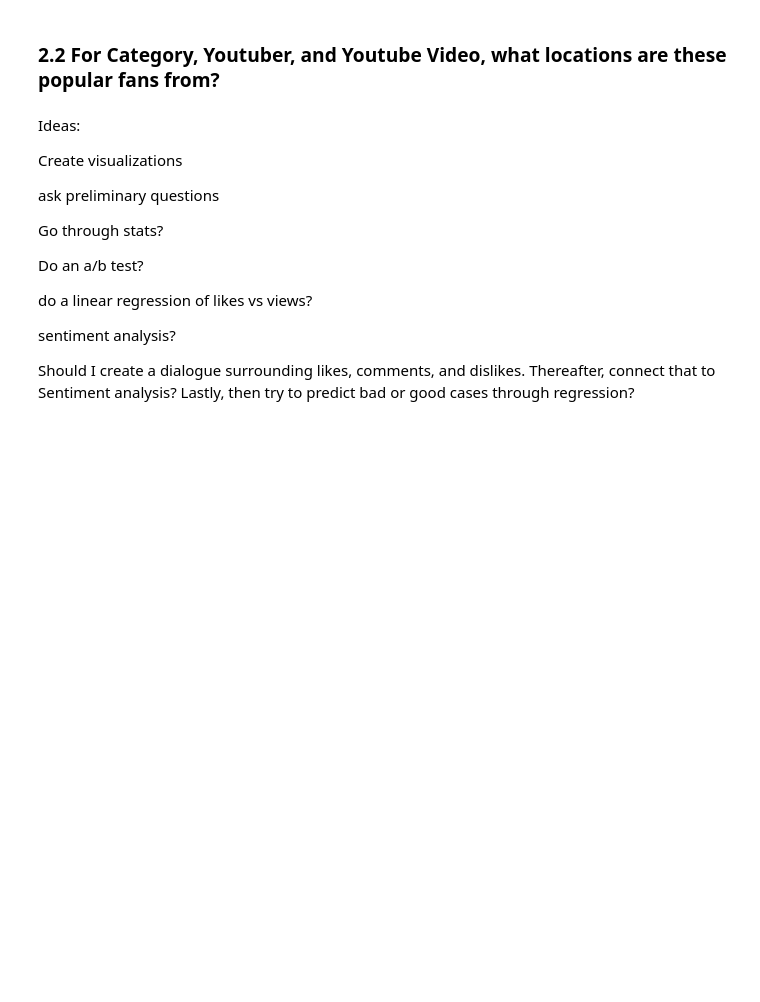
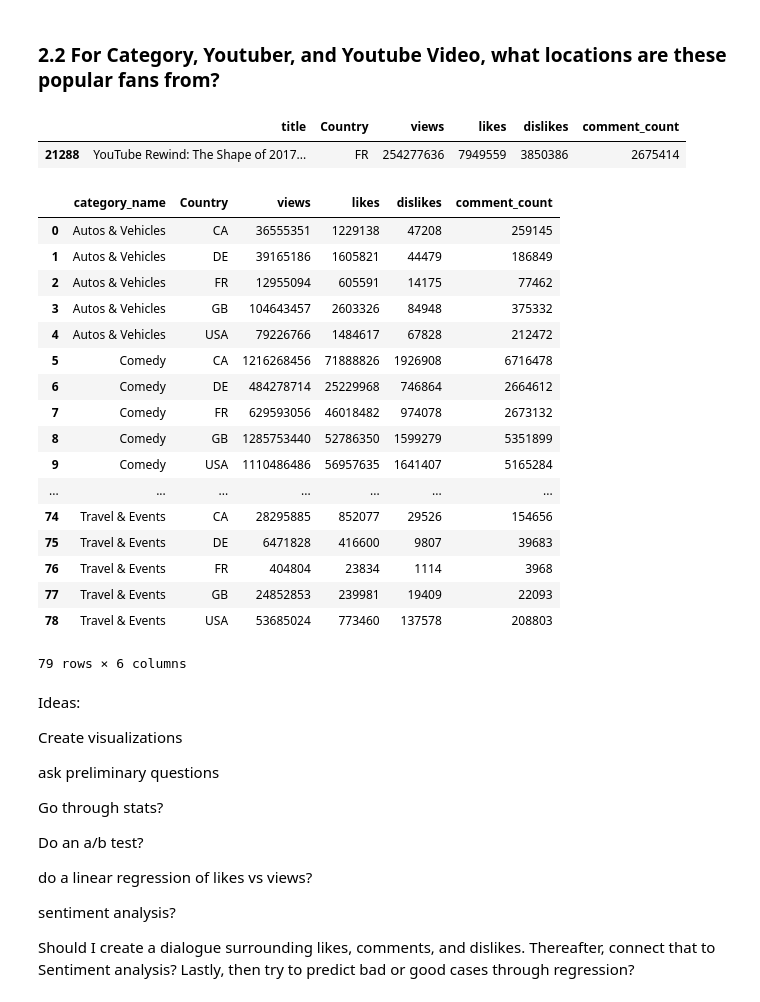
Before and after one commit to CloudChaoszero/Youtube-TrendsNMore, a Jupyter notebook: Analysis/YoutubeVideos-Analysis.ipynb, the cells around one changed output. Cells and saved outputs as stored; diff of their text form; code cells hidden in the pictures; blank space fills up the shorter version.

```diff
--- a/Analysis/YoutubeVideos-Analysis.ipynb
+++ b/Analysis/YoutubeVideos-Analysis.ipynb
@@ -87,3 +165,35 @@ a.sort_values(by = "views", ascending = False)[0:10]
+# %%
+#Youtube videos by country
+a=ytVid_df.groupby(by = ["title","Country"],as_index = False)[["views","likes","dislikes","comment_count"]].sum()
+
+aa = a[a["Country"] == "FR"]
+aa[aa["views"]== aa["views"].max()]
+# %% [output]
+|  | title | Country | views | likes | dislikes | comment_count |
+| 21288 | YouTube Rewind: The Shape of 2017... | FR | 254277636 | 7949559 | 3850386 | 2675414 |
+# %%
+b=ytVid_df.groupby(by = ["category_name","Country"],as_index = False, sort=True)[["views","likes","dislikes","comment_count"]].sum()
+#b.sort_values(by="comment_count",ascending=False)
+b
+# %% [output]
+|  | category_name | Country | views | likes | dislikes | comment_count |
+| 0 | Autos & Vehicles | CA | 36555351 | 1229138 | 47208 | 259145 |
+| 1 | Autos & Vehicles | DE | 39165186 | 1605821 | 44479 | 186849 |
+| 2 | Autos & Vehicles | FR | 12955094 | 605591 | 14175 | 77462 |
+| 3 | Autos & Vehicles | GB | 104643457 | 2603326 | 84948 | 375332 |
+| 4 | Autos & Vehicles | USA | 79226766 | 1484617 | 67828 | 212472 |
+| 5 | Comedy | CA | 1216268456 | 71888826 | 1926908 | 6716478 |
+| 6 | Comedy | DE | 484278714 | 25229968 | 746864 | 2664612 |
+| 7 | Comedy | FR | 629593056 | 46018482 | 974078 | 2673132 |
+| 8 | Comedy | GB | 1285753440 | 52786350 | 1599279 | 5351899 |
+| 9 | Comedy | USA | 1110486486 | 56957635 | 1641407 | 5165284 |
+| ... | ... | ... | ... | ... | ... | ... |
+| 74 | Travel & Events | CA | 28295885 | 852077 | 29526 | 154656 |
+| 75 | Travel & Events | DE | 6471828 | 416600 | 9807 | 39683 |
+| 76 | Travel & Events | FR | 404804 | 23834 | 1114 | 3968 |
+| 77 | Travel & Events | GB | 24852853 | 239981 | 19409 | 22093 |
+| 78 | Travel & Events | USA | 53685024 | 773460 | 137578 | 208803 |
+79 rows × 6 columns
 # %% [markdown]
 Ideas:
 
```
Also changed, not shown: parts of 19 cells of this notebook.
